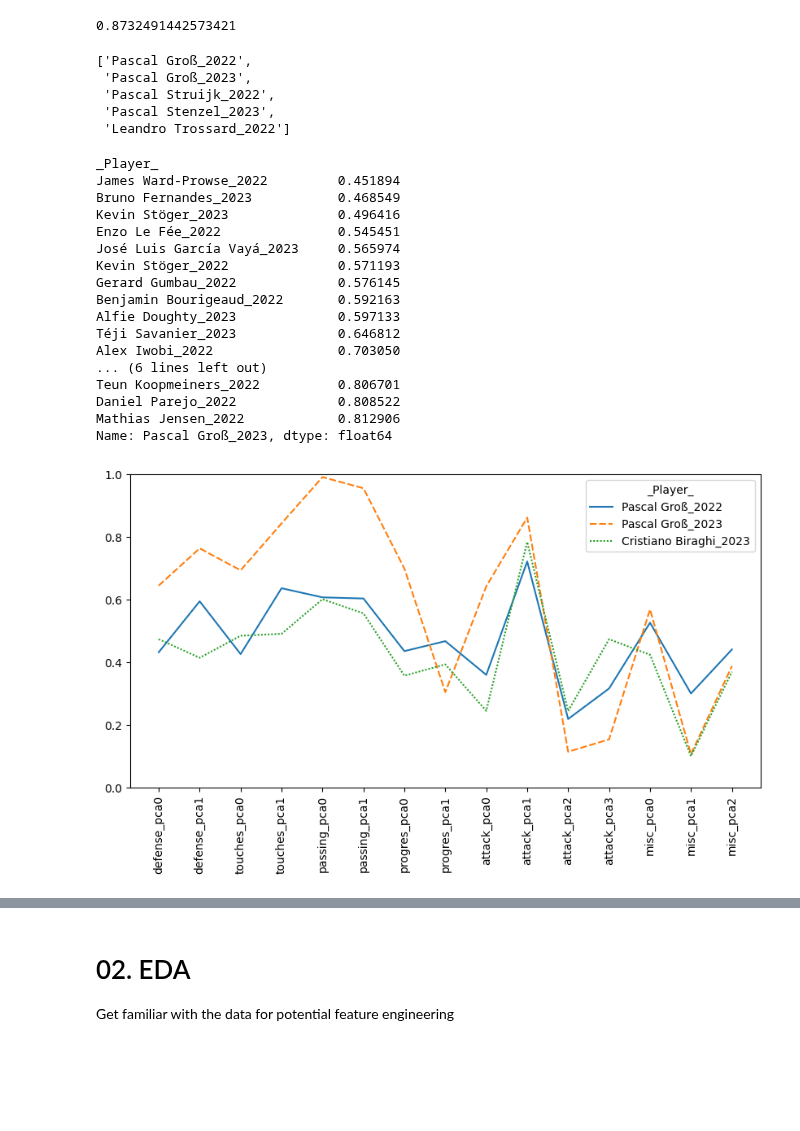
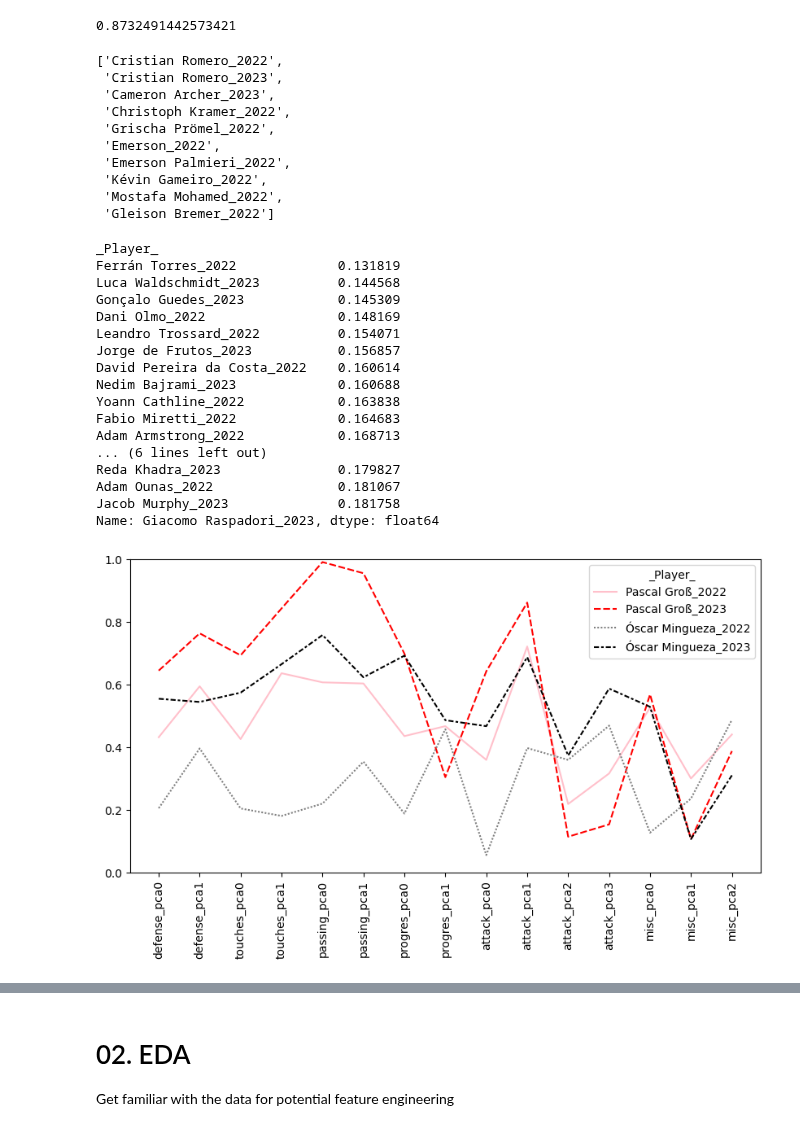
Before and after one commit to alibekk93/FM_skills_prediction, a Jupyter notebook: notebooks/03_player_similarity.ipynb, the cells around one changed output, grey strips where cells are left out. Saved outputs shown, nothing was run; the diff lists cells and outputs as text; code cells hidden in the pictures; blank space fills up the shorter version.

```diff
--- a/notebooks/03_player_similarity.ipynb
+++ b/notebooks/03_player_similarity.ipynb
@@ -49,43 +49,54 @@ from sklearn.metrics.pairwise import cosine_similarity, euclidean_distances
 similarity_matrix = euclidean_distances(player_data_pca_scaled)
 similarity_matrix = pd.DataFrame(similarity_matrix, index=player_data_pca_scaled.index, columns=player_data_pca_scaled.index)
 # %%
-find_most_similar_strings('pascal gross', similarity_matrix.index)
+find_most_similar_strings('isaak romero', similarity_matrix.index, n=10)
 # %% [output]
-['Pascal Groß_2022',
- 'Pascal Groß_2023',
- 'Pascal Struijk_2022',
- 'Pascal Stenzel_2023',
- 'Leandro Trossard_2022']
+['Cristian Romero_2022',
+ 'Cristian Romero_2023',
+ 'Cameron Archer_2023',
+ 'Christoph Kramer_2022',
+ 'Grischa Prömel_2022',
+ 'Emerson_2022',
+ 'Emerson Palmieri_2022',
+ 'Kévin Gameiro_2022',
+ 'Mostafa Mohamed_2022',
+ 'Gleison Bremer_2022']
 # %%
-similarity_matrix.loc['Pascal Groß_2023'].sort_values(ascending=True)[1:21]
+similarity_matrix.loc['Giacomo Raspadori_2023'].sort_values(ascending=True)[1:21]
 # similarity_matrix.loc['Lionel Messi_2022'].sort_values(ascending=True)[1:21]
 # %% [output]
 _Player_
-James Ward-Prowse_2022         0.451894
-Bruno Fernandes_2023           0.468549
-Kevin Stöger_2023              0.496416
-Enzo Le Fée_2022               0.545451
-José Luis García Vayá_2023     0.565974
-Kevin Stöger_2022              0.571193
-Gerard Gumbau_2022             0.576145
-Benjamin Bourigeaud_2022       0.592163
-Alfie Doughty_2023             0.597133
-Téji Savanier_2023             0.646812
-Alex Iwobi_2022                0.703050
+Ferrán Torres_2022             0.131819
+Luca Waldschmidt_2023          0.144568
+Gonçalo Guedes_2023            0.145309
+Dani Olmo_2022                 0.148169
+Leandro Trossard_2022          0.154071
+Jorge de Frutos_2023           0.156857
+David Pereira da Costa_2022    0.160614
+Nedim Bajrami_2023             0.160688
+Yoann Cathline_2022            0.163838
+Fabio Miretti_2022             0.164683
+Adam Armstrong_2022            0.168713
 ... (6 lines left out)
-Teun Koopmeiners_2022          0.806701
-Daniel Parejo_2022             0.808522
-Mathias Jensen_2022            0.812906
-Name: Pascal Groß_2023, dtype: float64
+Reda Khadra_2023               0.179827
+Adam Ounas_2022                0.181067
+Jacob Murphy_2023              0.181758
+Name: Giacomo Raspadori_2023, dtype: float64
 # %%
 graph_players = ['Pascal Groß_2022',
                  'Pascal Groß_2023',
-                 'Cristiano Biraghi_2023']
+                 'Óscar Mingueza_2022',
+                 'Óscar Mingueza_2023']
+
+palette = ['pink',
+           'red',
+           'grey',
+           'black']
 
 fig, axs = plt.subplots(figsize=(10,5))
 plt.ylim(0, 1)
 plt.xticks(rotation=90)
-sns.lineplot(data=player_data_pca_scaled.loc[graph_players].T)
+sns.lineplot(data=player_data_pca_scaled.loc[graph_players].T, palette=palette)
 plt.show()
 # %% [output]
-[figure, old version]
+[figure, new version]
```
Also changed, not shown: parts of 2 cells of this notebook.
